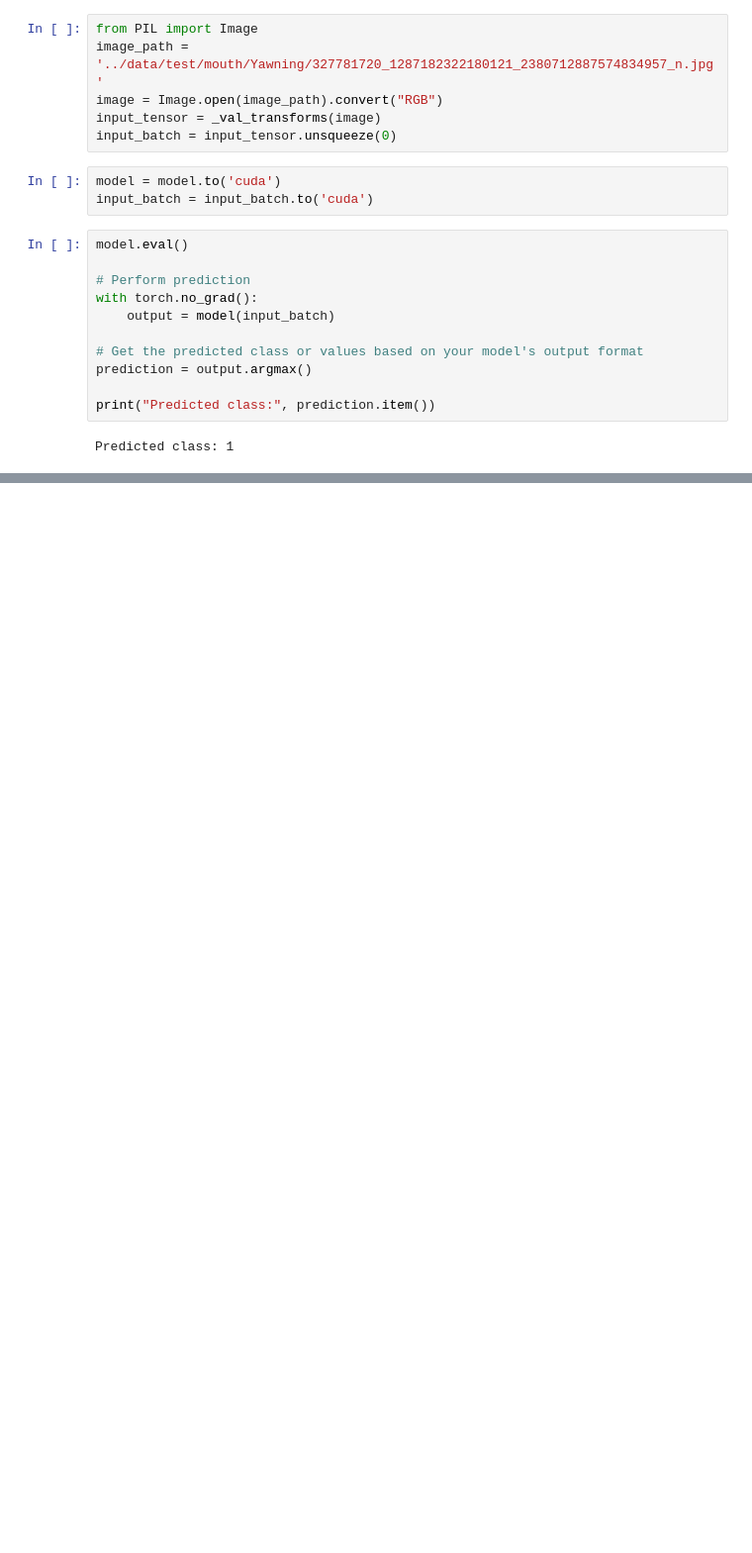
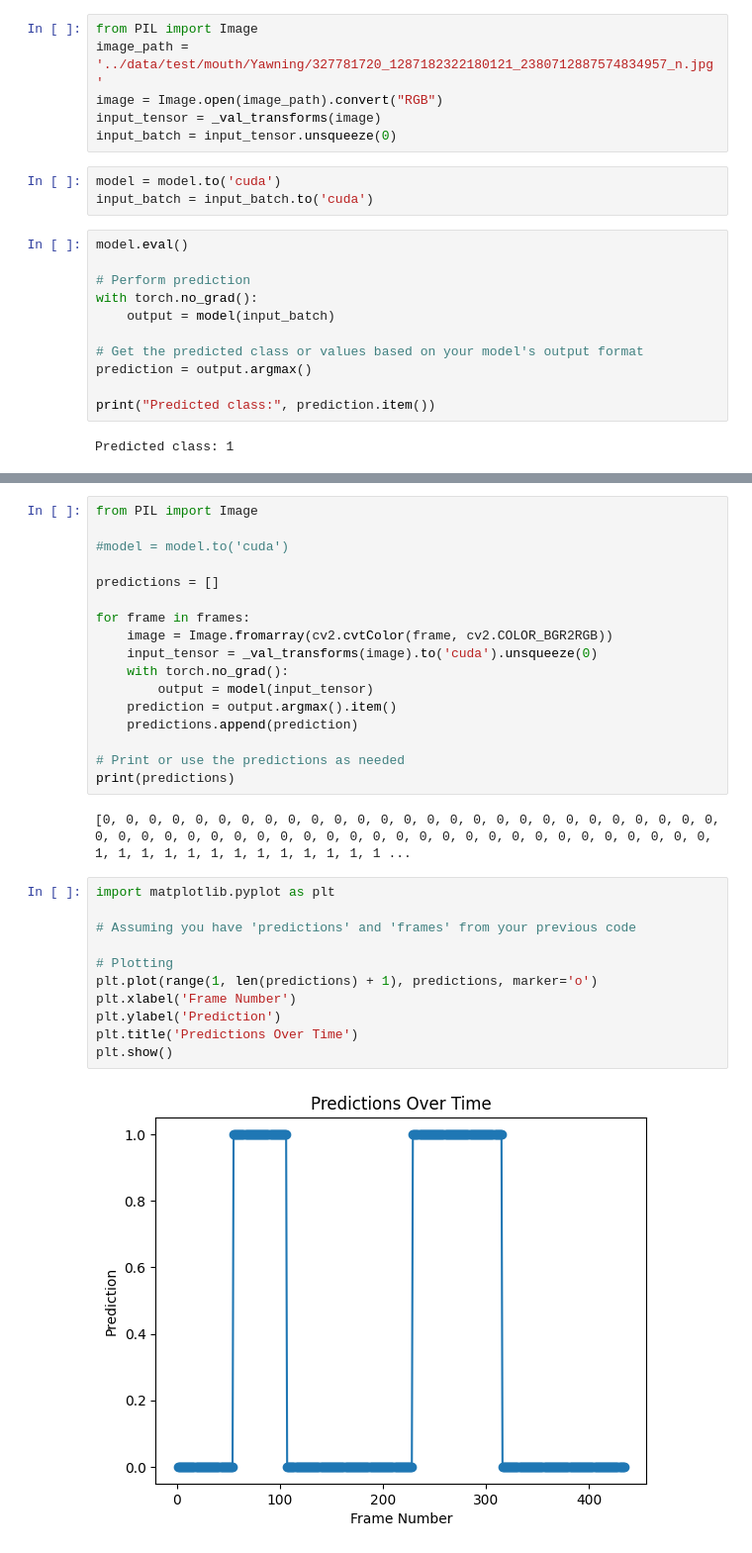
Before and after one commit to xutony05/driver-drowsiness, a Jupyter notebook: model/Transformer/v2.1.ipynb, the cells around one changed output, grey strips where cells are left out. Shown: that part at 99% size. Cells and saved outputs as stored; diff of their text form; blank space fills up the shorter version.

Commit message:
video prediction

```diff
--- a/model/Transformer/v2.1.ipynb
+++ b/model/Transformer/v2.1.ipynb
@@ -222,0 +242,32 @@ tensor(1, device='cuda:0')
+# %%
+from PIL import Image
+
+#model = model.to('cuda')
+
+predictions = []
+
+for frame in frames:
+    image = Image.fromarray(cv2.cvtColor(frame, cv2.COLOR_BGR2RGB))
+    input_tensor = _val_transforms(image).to('cuda').unsqueeze(0)
+    with torch.no_grad():
+        output = model(input_tensor)
+    prediction = output.argmax().item()
+    predictions.append(prediction)
+
+# Print or use the predictions as needed
+print(predictions)
+# %% [output]
+[0, 0, 0, 0, 0, 0, 0, 0, 0, 0, 0, 0, 0, 0, 0, 0, 0, 0, 0, 0, 0, 0, 0, 0, 0, 0, 0, 0, 0, 0, 0, 0, 0, 0, 0, 0, 0, 0, 0, 0, 0, 0, 0, 0, 0, 0, 0, 0, 0, 0, 0, 0, 0, 0, 1, 1, 1, 1, 1, 1, 1, 1, 1, 1, 1, 1, 1 ...
+# %%
+import matplotlib.pyplot as plt
+
+# Assuming you have 'predictions' and 'frames' from your previous code
+
+# Plotting
+plt.plot(range(1, len(predictions) + 1), predictions, marker='o')
+plt.xlabel('Frame Number')
+plt.ylabel('Prediction')
+plt.title('Predictions Over Time')
+plt.show()
+# %% [output]
+[figure, added]
```
Also changed, not shown: parts of 5 cells of this notebook.
